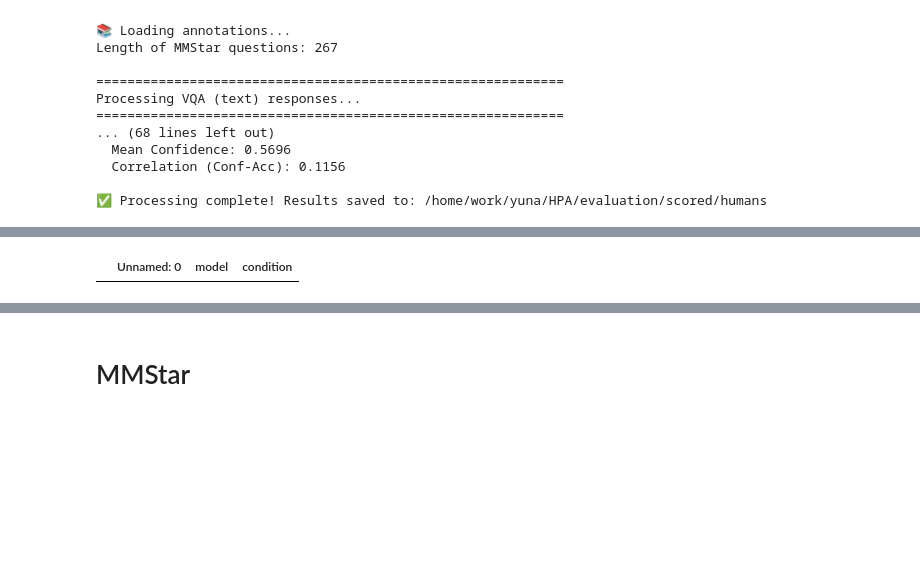
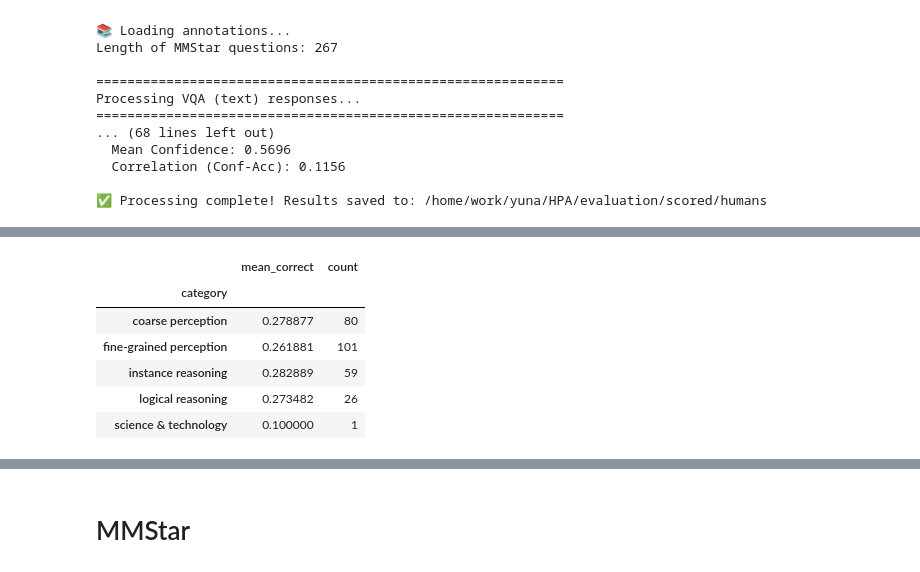
Before and after one commit to unolop/HPA, a Jupyter notebook: evaluation/analysis/progress.ipynb, the cells around one changed output, grey strips where cells are left out. Drawn from its saved outputs; the diff is of its cells as text; code cells hidden in the pictures; blank space fills up the shorter version.

```diff
--- a/evaluation/analysis/progress.ipynb
+++ b/evaluation/analysis/progress.ipynb
@@ -115,11 +115,25 @@ for ds in ['mmstar', 'spubench', 'vqa_5k', 'vqa_1k']:
 # %%
 human_mc=pd.read_csv('/home/work/yuna/HPA/evaluation/scored/humans/human_mc_per_question.csv')
 human_mc['model'] = "humans"
 human_mc.rename(columns={'mean_accuracy': 'correct'}, inplace=True)
 human_mc['condition'] = "inst blind"
-human_mc # .groupby('category').agg({'mean': 'correct', 'count': "correct"})
+human_mc.groupby('category').agg(
+    mean_correct=('correct', 'mean'),
+    count=('correct', 'count')
+)
+human_mc_grouped = human_mc.groupby('category').agg(
+    mean_correct=('correct', 'mean'),
+    count=('correct', 'count')
+)
+human_mc_grouped
 # %% [output]
-|  | Unnamed: 0 | model | condition |
+|  | mean_correct | count |
+| category |  |  |
+| coarse perception | 0.278877 | 80 |
+| fine-grained perception | 0.261881 | 101 |
+| instance reasoning | 0.282889 | 59 |
+| logical reasoning | 0.273482 | 26 |
+| science & technology | 0.100000 | 1 |
 # %%
 qids = human_mc.pid.unique()
 model_mc = model_results['mmstar']
```
Also changed, not shown: parts of 7 cells of this notebook, 52 other files.
